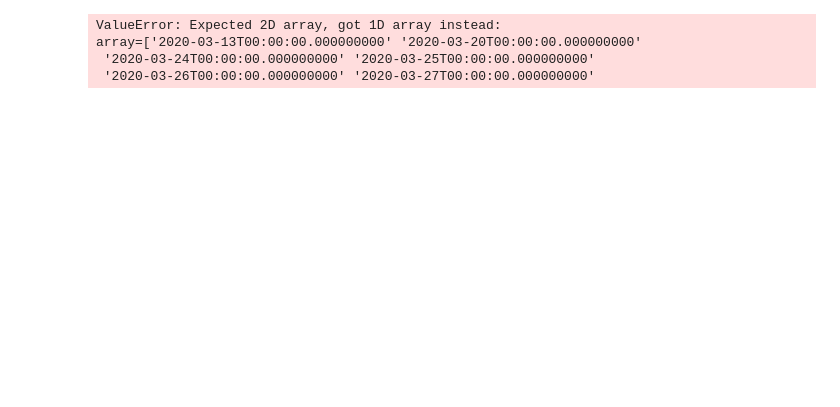
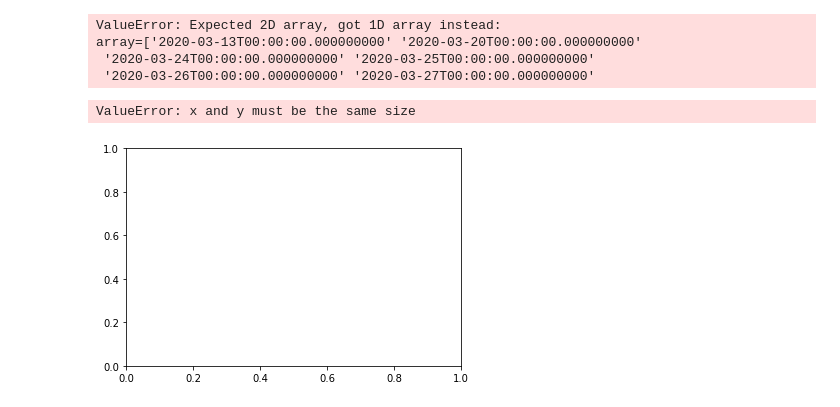
Before and after one commit to whiterabbit2020/final_project, a Jupyter notebook: Untitled.ipynb, the cells around one changed output. Cells and saved outputs as stored; diff of their text form; code cells hidden in the pictures; blank space fills up the shorter version.

```diff
--- a/Untitled.ipynb
+++ b/Untitled.ipynb
@@ -61,15 +67,25 @@ array=['2020-03-13T00:00:00.000000000' '2020-03-20T00:00:00.000000000'
 # %%
 import numpy as np
 from sklearn.linear_model import LinearRegression
 X = np.array([[1, 1], [1, 2], [2, 2], [2, 3]])
 # y = 1 * x_0 + 2 * x_1 + 3
 y = np.dot(X, np.array([1, 2])) + 3
 reg = LinearRegression().fit(X, y)
 reg.score(X, y)
 
 reg.coef_
 #array([1., 2.])
 reg.intercept_
 
 #reg.predict(np.array([[3, 5]]))
 #array([16.])
+plt.scatter(X, y,  color='black')
+plt.plot(X, y, color='blue', linewidth=3)
+
+plt.xticks(())
+plt.yticks(())
+
+plt.show()
+# %% [output]
+ValueError: x and y must be the same size
+[figure, added]
```
Also changed, not shown: parts of 1 cell of this notebook, 3 other files.
